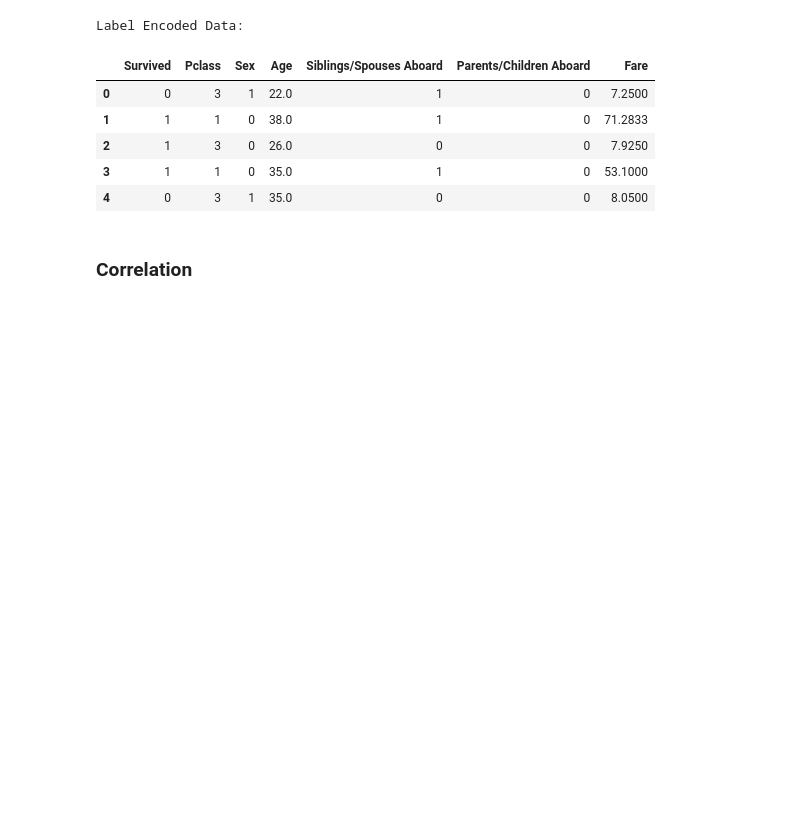
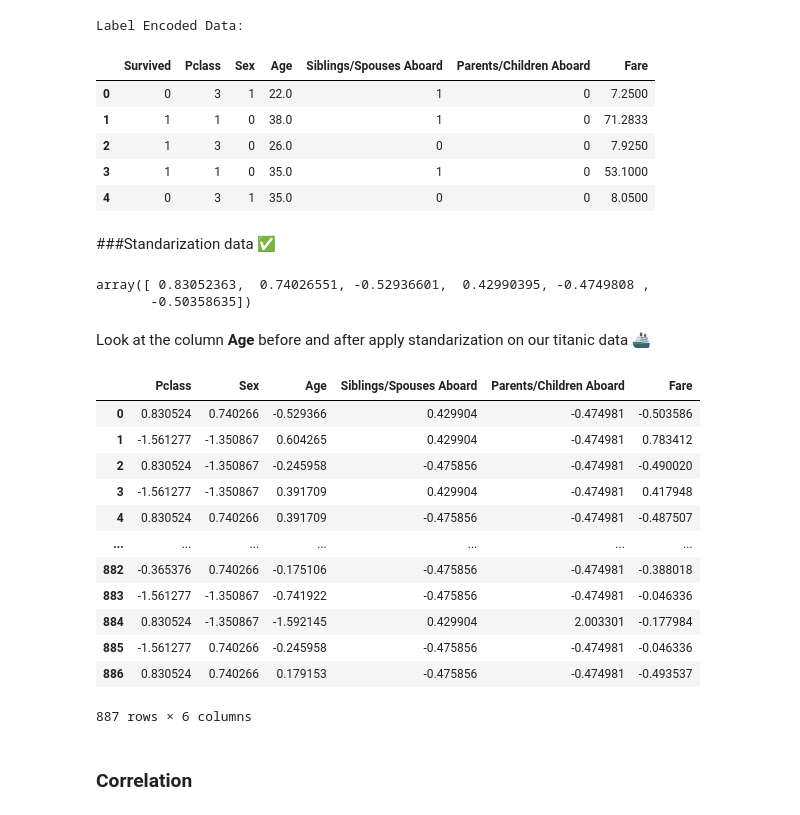
Before and after one commit to MouhtaramSoufiane/Projets-Machine-Learning, a Jupyter notebook: LOGISTIQUE_REGRESSION_SKLearn_FromScratch.ipynb, the cells around one changed output. Cells and saved outputs as stored; diff of their text form; code cells hidden in the pictures; blank space fills up the shorter version.

```diff
--- a/LOGISTIQUE_REGRESSION_SKLearn_FromScratch.ipynb
+++ b/LOGISTIQUE_REGRESSION_SKLearn_FromScratch.ipynb
@@ -228,5 +230,40 @@ Label Encoded Data:
 | 2 | 1 | 3 | 0 | 26.0 | 0 | 0 | 7.9250 |
 | 3 | 1 | 1 | 0 | 35.0 | 1 | 0 | 53.1000 |
 | 4 | 0 | 3 | 1 | 35.0 | 0 | 0 | 8.0500 |
+# %% [markdown]
+###Standarization data ✅
+# %%
+from sklearn.preprocessing import StandardScaler
+# initialize the scaler
+scaler = StandardScaler()
+
+# Apply the transormation
+
+
+titanicStandarized =scaler.fit_transform(titanic_copy.drop('Survived',axis=1))
+titanicStandarized[0]
+# %% [output]
+array([ 0.83052363,  0.74026551, -0.52936601,  0.42990395, -0.4749808 ,
+       -0.50358635])
+# %% [markdown]
+Look at the column **Age** before and after apply standarization on our titanic data 🚢
+# %%
+titanic_v2=pd.DataFrame(titanicStandarized,columns=['Pclass',	'Sex',	'Age','Siblings/Spouses Aboard','Parents/Children Aboard','Fare'])
+
+titanic_v2
+# %% [output]
+|  | Pclass | Sex | Age | Siblings/Spouses Aboard | Parents/Children Aboard | Fare |
+| 0 | 0.830524 | 0.740266 | -0.529366 | 0.429904 | -0.474981 | -0.503586 |
+| 1 | -1.561277 | -1.350867 | 0.604265 | 0.429904 | -0.474981 | 0.783412 |
+| 2 | 0.830524 | -1.350867 | -0.245958 | -0.475856 | -0.474981 | -0.490020 |
+| 3 | -1.561277 | -1.350867 | 0.391709 | 0.429904 | -0.474981 | 0.417948 |
+| 4 | 0.830524 | 0.740266 | 0.391709 | -0.475856 | -0.474981 | -0.487507 |
+| ... | ... | ... | ... | ... | ... | ... |
+| 882 | -0.365376 | 0.740266 | -0.175106 | -0.475856 | -0.474981 | -0.388018 |
+| 883 | -1.561277 | -1.350867 | -0.741922 | -0.475856 | -0.474981 | -0.046336 |
+| 884 | 0.830524 | -1.350867 | -1.592145 | 0.429904 | 2.003301 | -0.177984 |
+| 885 | -1.561277 | 0.740266 | -0.245958 | -0.475856 | -0.474981 | -0.046336 |
+| 886 | 0.830524 | 0.740266 | 0.179153 | -0.475856 | -0.474981 | -0.493537 |
+887 rows × 6 columns
 # %% [markdown]
 ### Correlation
```
Also changed, not shown: parts of 28 cells of this notebook.
